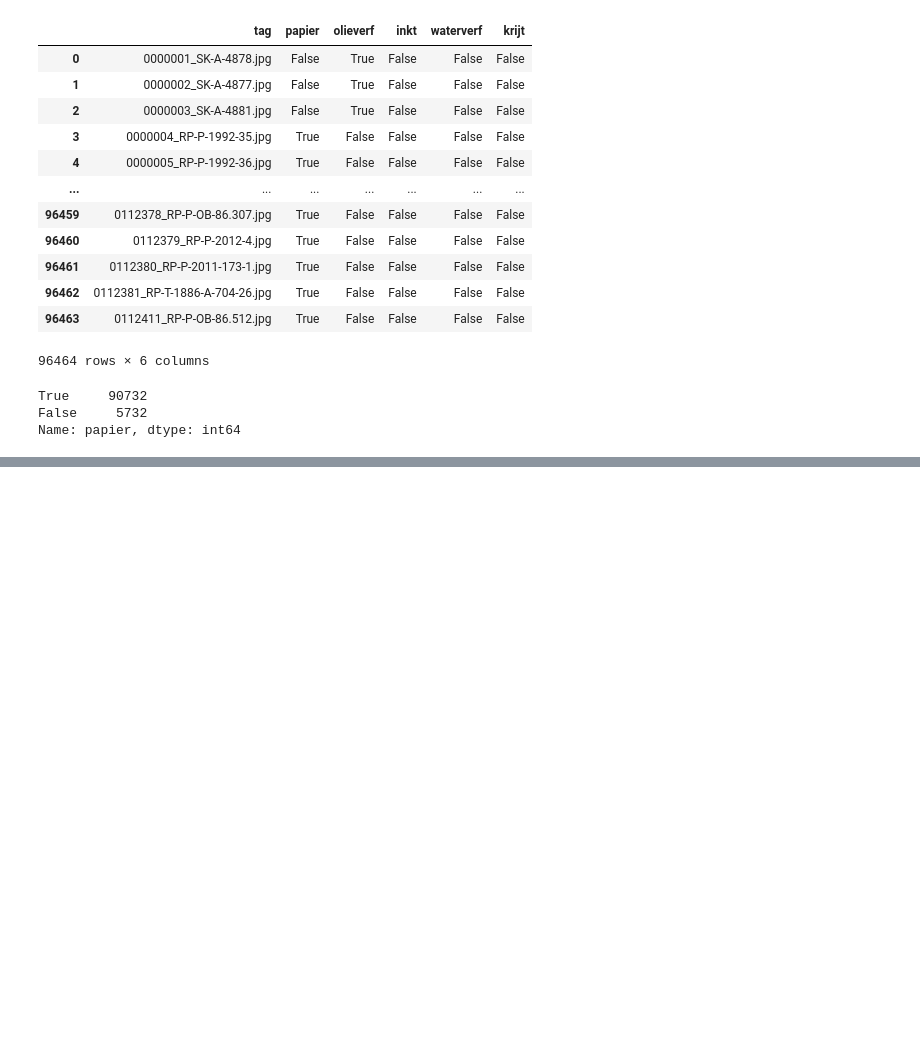
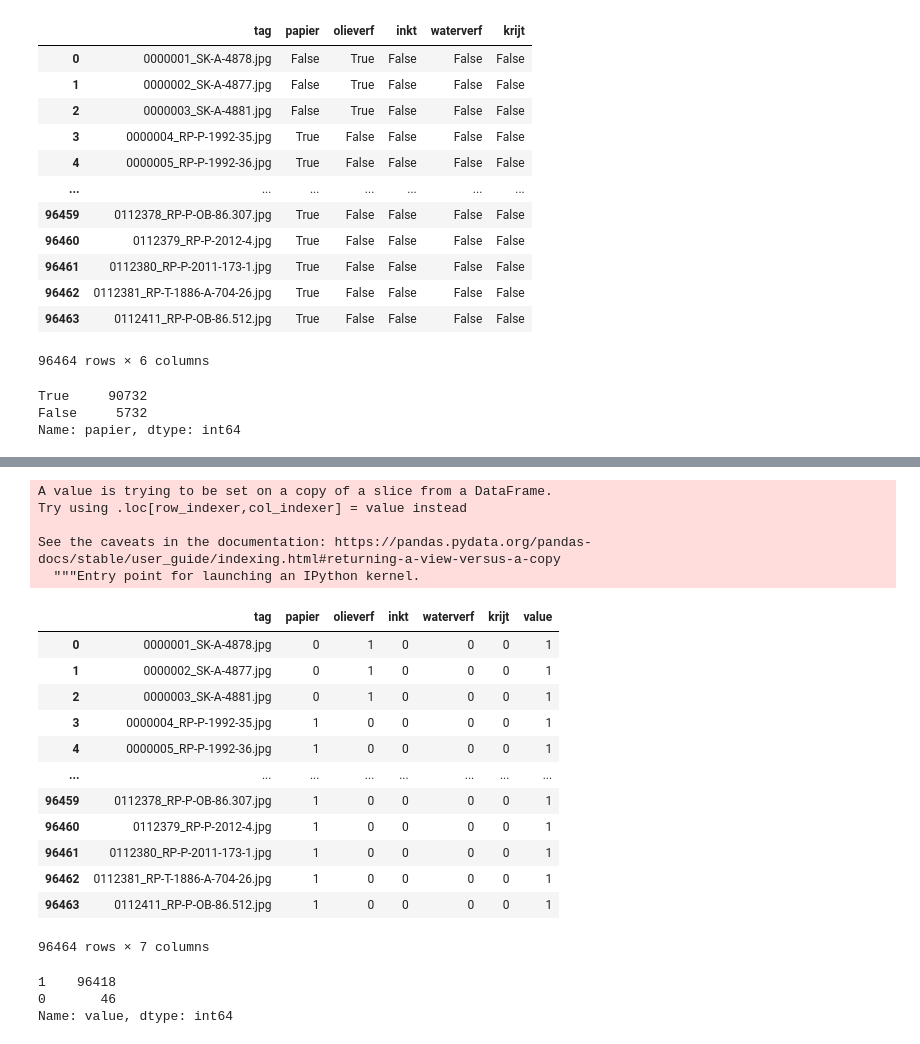
Before and after one commit to XingxinHE/Chief_Curator_Griffin, a Jupyter notebook: 02_Discover_Interesting_Data.ipynb, the cells around one changed output, grey strips where cells are left out. Drawn from its saved outputs; the diff is of its cells as text; code cells hidden in the pictures; blank space fills up the shorter version.

```diff
--- a/02_Discover_Interesting_Data.ipynb
+++ b/02_Discover_Interesting_Data.ipynb
@@ -1383,0 +1421,28 @@ KeyError: ignored
+# %%
+material_df['value'] = material_df['papier'] + material_df['olieverf'] + material_df['inkt'] + material_df['waterverf'] + material_df['krijt']
+material_df
+# %% [output]
+A value is trying to be set on a copy of a slice from a DataFrame.
+Try using .loc[row_indexer,col_indexer] = value instead
+
+See the caveats in the documentation: https://pandas.pydata.org/pandas-docs/stable/user_guide/indexing.html#returning-a-view-versus-a-copy
+  """Entry point for launching an IPython kernel.
+|  | tag | papier | olieverf | inkt | waterverf | krijt | value |
+| 0 | 0000001_SK-A-4878.jpg | 0 | 1 | 0 | 0 | 0 | 1 |
+| 1 | 0000002_SK-A-4877.jpg | 0 | 1 | 0 | 0 | 0 | 1 |
+| 2 | 0000003_SK-A-4881.jpg | 0 | 1 | 0 | 0 | 0 | 1 |
+| 3 | 0000004_RP-P-1992-35.jpg | 1 | 0 | 0 | 0 | 0 | 1 |
+| 4 | 0000005_RP-P-1992-36.jpg | 1 | 0 | 0 | 0 | 0 | 1 |
+| ... | ... | ... | ... | ... | ... | ... | ... |
+| 96459 | 0112378_RP-P-OB-86.307.jpg | 1 | 0 | 0 | 0 | 0 | 1 |
+| 96460 | 0112379_RP-P-2012-4.jpg | 1 | 0 | 0 | 0 | 0 | 1 |
+| 96461 | 0112380_RP-P-2011-173-1.jpg | 1 | 0 | 0 | 0 | 0 | 1 |
+| 96462 | 0112381_RP-T-1886-A-704-26.jpg | 1 | 0 | 0 | 0 | 0 | 1 |
+| 96463 | 0112411_RP-P-OB-86.512.jpg | 1 | 0 | 0 | 0 | 0 | 1 |
+96464 rows × 7 columns
+# %%
+material_df['value'].value_counts()
+# %% [output]
+1    96418
+0       46
+Name: value, dtype: int64
```
Also changed, not shown: parts of 29 cells of this notebook.
